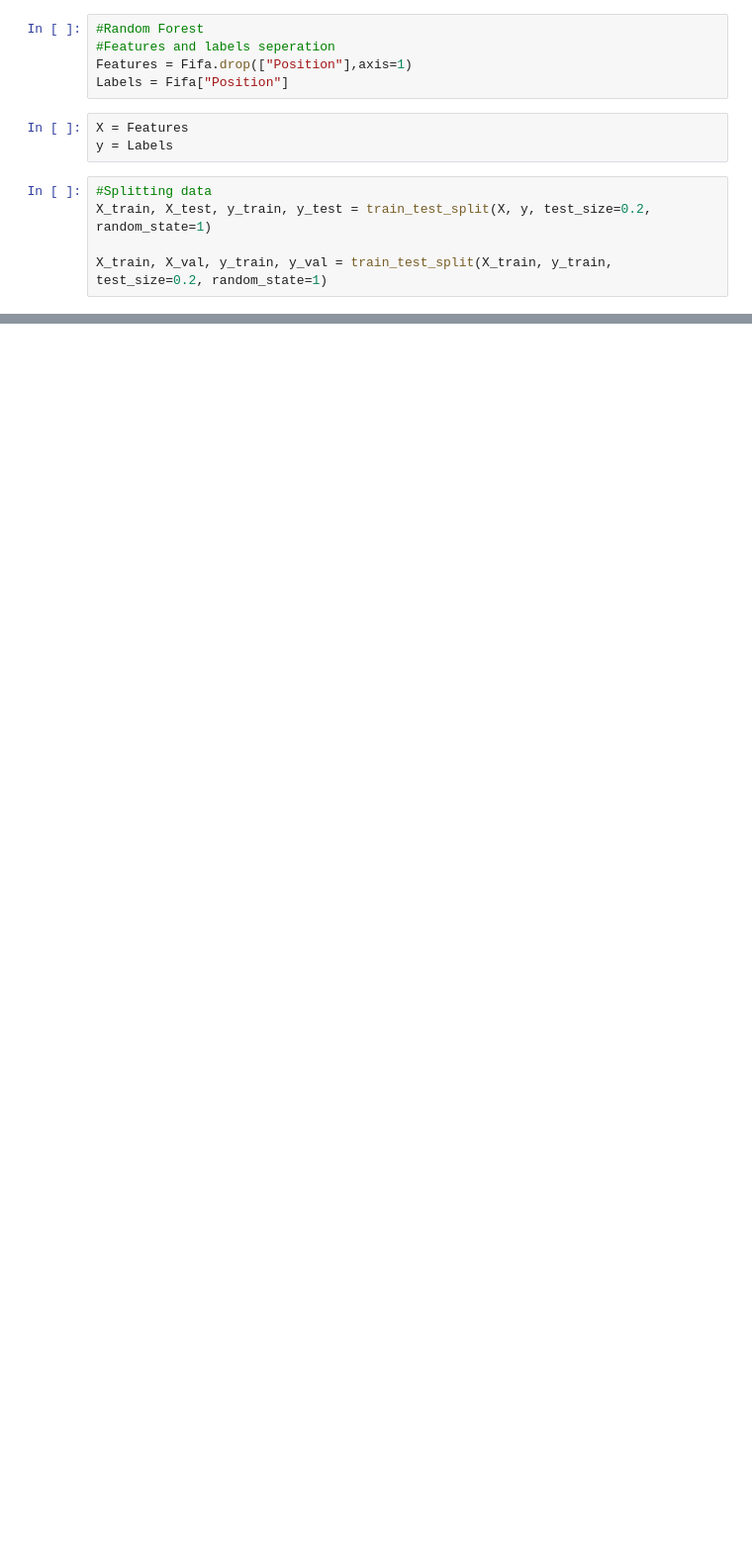
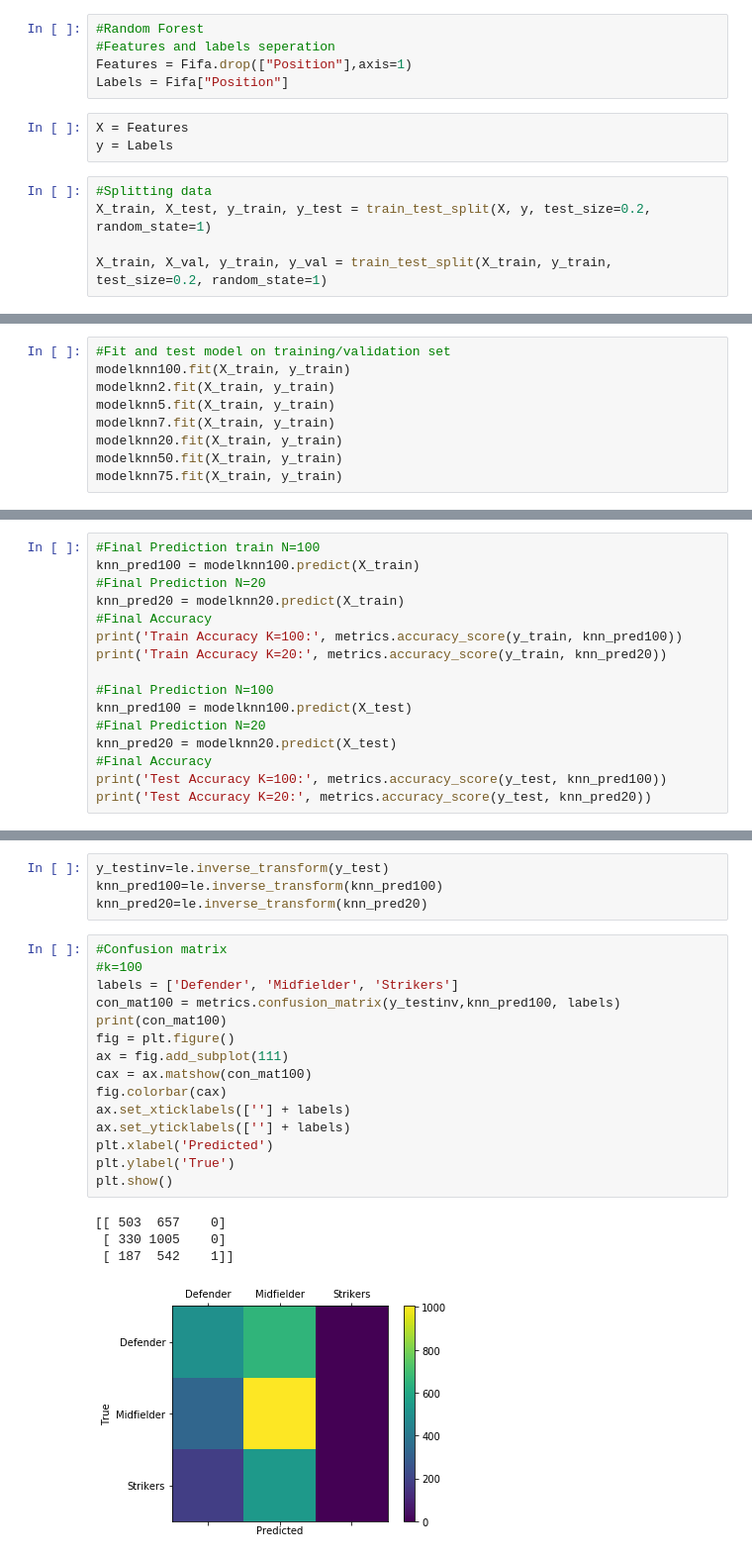
Before and after one commit to StanEveleens/MLNew, a Jupyter notebook: MachineLearning New/Stan2.ipynb, the cells around one changed output, grey strips where cells are left out. Shown at 99% size. Cells and saved outputs as stored; diff of their text form; blank space fills up the shorter version.

```diff
--- a/MachineLearning New/Stan2.ipynb
+++ b/MachineLearning New/Stan2.ipynb
@@ -323,0 +390,9 @@ Accuracy: 0.48527131782945737
+# %%
+#Fit and test model on training/validation set
+modelknn100.fit(X_train, y_train)
+modelknn2.fit(X_train, y_train)
+modelknn5.fit(X_train, y_train)
+modelknn7.fit(X_train, y_train)
+modelknn20.fit(X_train, y_train)
+modelknn50.fit(X_train, y_train)
+modelknn75.fit(X_train, y_train)
@@ -323,0 +429,16 @@ Accuracy: 0.48527131782945737
+# %%
+#Final Prediction train N=100
+knn_pred100 = modelknn100.predict(X_train)
+#Final Prediction N=20
+knn_pred20 = modelknn20.predict(X_train)
+#Final Accuracy
+print('Train Accuracy K=100:', metrics.accuracy_score(y_train, knn_pred100))
+print('Train Accuracy K=20:', metrics.accuracy_score(y_train, knn_pred20))
+
+#Final Prediction N=100
+knn_pred100 = modelknn100.predict(X_test)
+#Final Prediction N=20
+knn_pred20 = modelknn20.predict(X_test)
+#Final Accuracy
+print('Test Accuracy K=100:', metrics.accuracy_score(y_test, knn_pred100))
+print('Test Accuracy K=20:', metrics.accuracy_score(y_test, knn_pred20))
@@ -323,0 +450,24 @@ Accuracy: 0.48527131782945737
+# %%
+y_testinv=le.inverse_transform(y_test)
+knn_pred100=le.inverse_transform(knn_pred100)
+knn_pred20=le.inverse_transform(knn_pred20)
+# %%
+#Confusion matrix
+#k=100
+labels = ['Defender', 'Midfielder', 'Strikers']
+con_mat100 = metrics.confusion_matrix(y_testinv,knn_pred100, labels)
+print(con_mat100)
+fig = plt.figure()
+ax = fig.add_subplot(111)
+cax = ax.matshow(con_mat100)
+fig.colorbar(cax)
+ax.set_xticklabels([''] + labels)
+ax.set_yticklabels([''] + labels)
+plt.xlabel('Predicted')
+plt.ylabel('True')
+plt.show()
+# %% [output]
+[[ 503  657    0]
+ [ 330 1005    0]
+ [ 187  542    1]]
+[figure, added]
```
Also changed, not shown: parts of 44 cells of this notebook.
